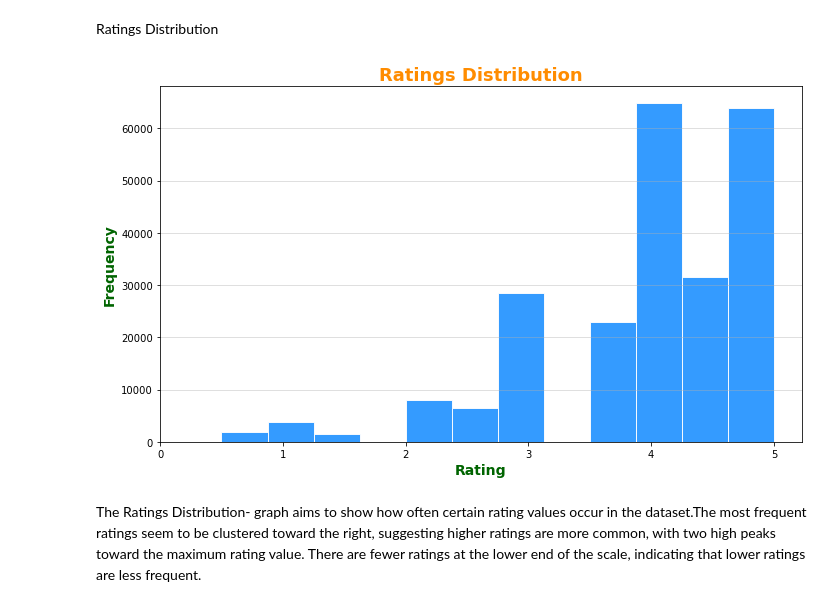
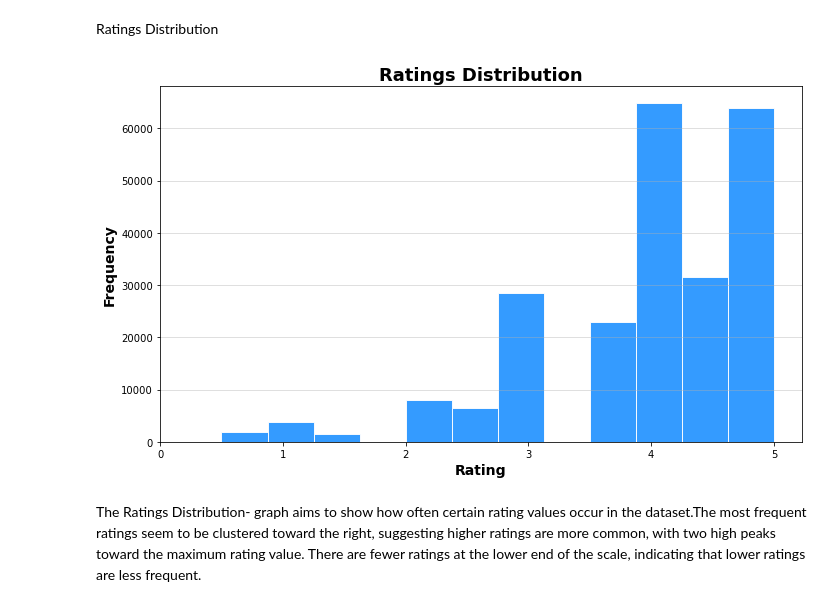
Before and after one commit to gtisnanga/PHASE-4-PRJOECT-MOVIE-RECOMMENDATIONS-GROUP-13, a Jupyter notebook: Angela.ipynb, the cells around one changed output. Saved outputs shown, nothing was run; the diff lists cells and outputs as text; code cells hidden in the pictures.

```diff
--- a/Angela.ipynb
+++ b/Angela.ipynb
@@ -423,16 +423,16 @@ Ratings Distribution
 # %%
 # Histogram for Ratings distribution
 plt.figure(figsize=(10, 6))
 plt.hist(combined_df['rating'], bins=12, color='#1E90FF', edgecolor='white', alpha=0.9)
-plt.xlabel('Rating', fontsize=14, color='darkgreen', weight='bold')
-plt.ylabel('Frequency', fontsize=14, color='darkgreen', weight='bold')
-plt.title('Ratings Distribution', fontsize=18, color='darkorange', weight='bold')
+plt.xlabel('Rating', fontsize=14, color='black', weight='bold')
+plt.ylabel('Frequency', fontsize=14, color='black', weight='bold')
+plt.title('Ratings Distribution', fontsize=18, color='black', weight='bold')
 plt.grid(axis='y', linestyle='-', alpha=0.5)
 plt.xticks(range(int(combined_df['rating'].min()), int(combined_df['rating'].max()) + 1))
 plt.tight_layout()
 plt.show()
 # %% [output]
-[figure, old version]
+[figure, new version]
 # %% [markdown]
  The Ratings Distribution- graph aims to show how often certain rating values occur in the dataset.The most frequent ratings seem to be clustered toward the right, suggesting higher ratings are more common, with two high peaks toward the maximum rating value. There are fewer ratings at the lower end of the scale, indicating that lower ratings are less frequent.
 # %% [markdown]
```
Also changed, not shown: parts of 8 cells of this notebook.
